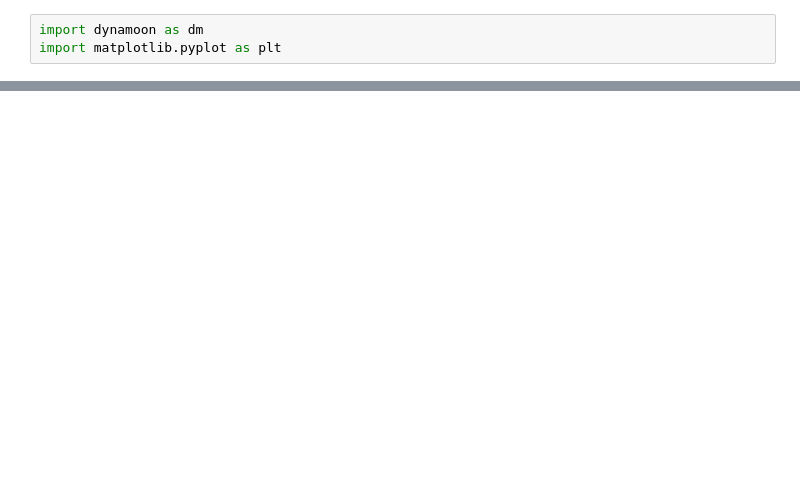
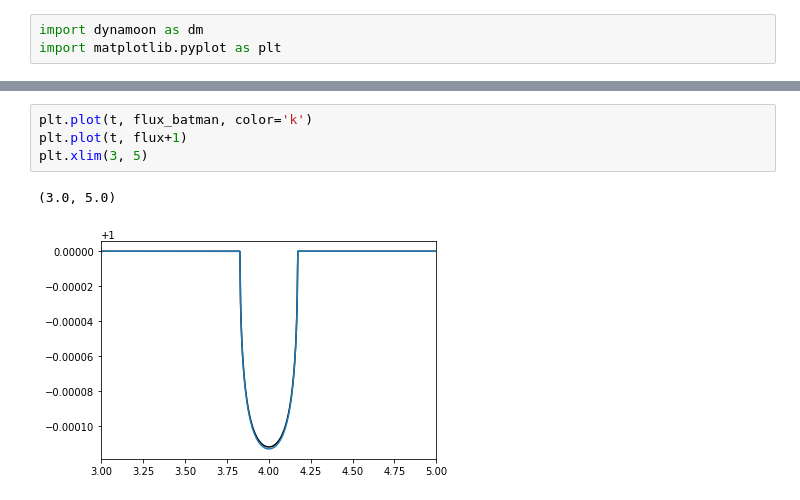
Before and after one commit to tagordon/dynamoon, a Jupyter notebook: dynamoon/demonstration.ipynb, the cells around one changed output, grey strips where cells are left out. Saved outputs shown, nothing was run; the diff lists cells and outputs as text; blank space fills up the shorter version.

```diff
--- a/dynamoon/demonstration.ipynb
+++ b/dynamoon/demonstration.ipynb
@@ -48,0 +57,7 @@ sys.G
+# %%
+plt.plot(t, flux_batman, color='k')
+plt.plot(t, flux+1)
+plt.xlim(3, 5)
+# %% [output]
+(3.0, 5.0)
+[figure, added]
```
Also changed, not shown: parts of 13 cells of this notebook, 7 other files.
